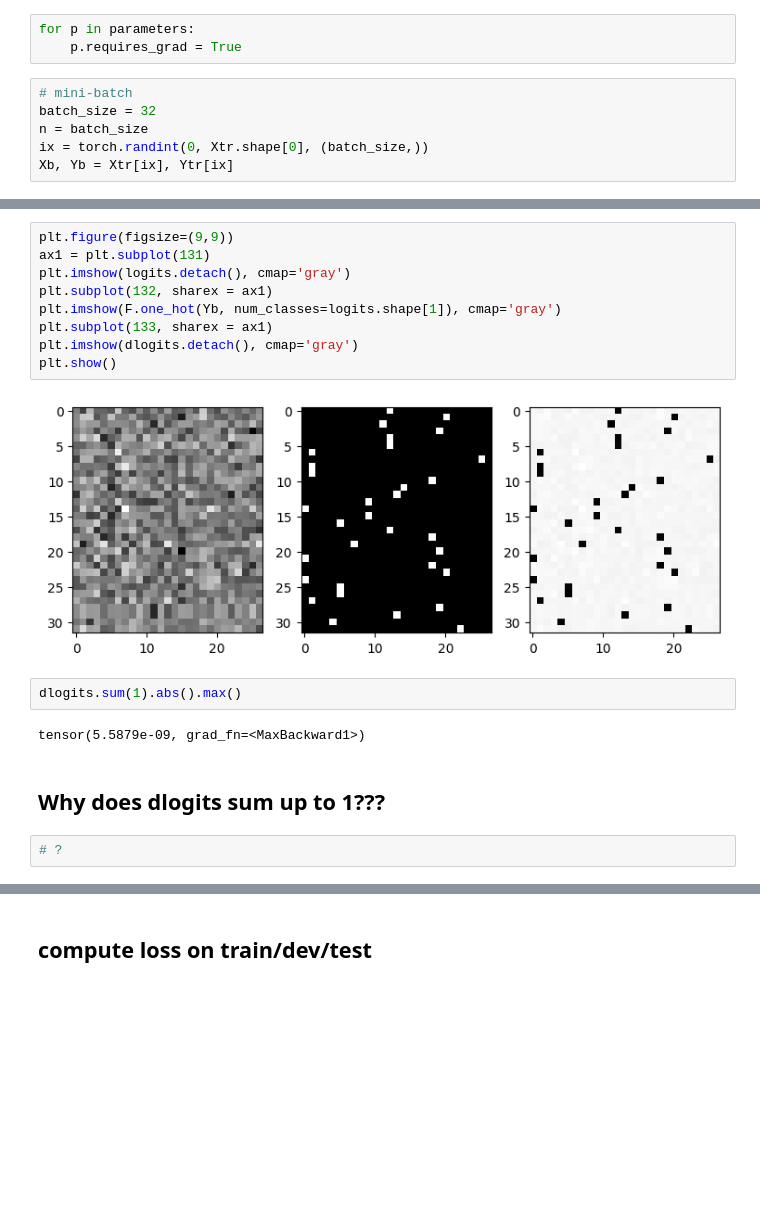
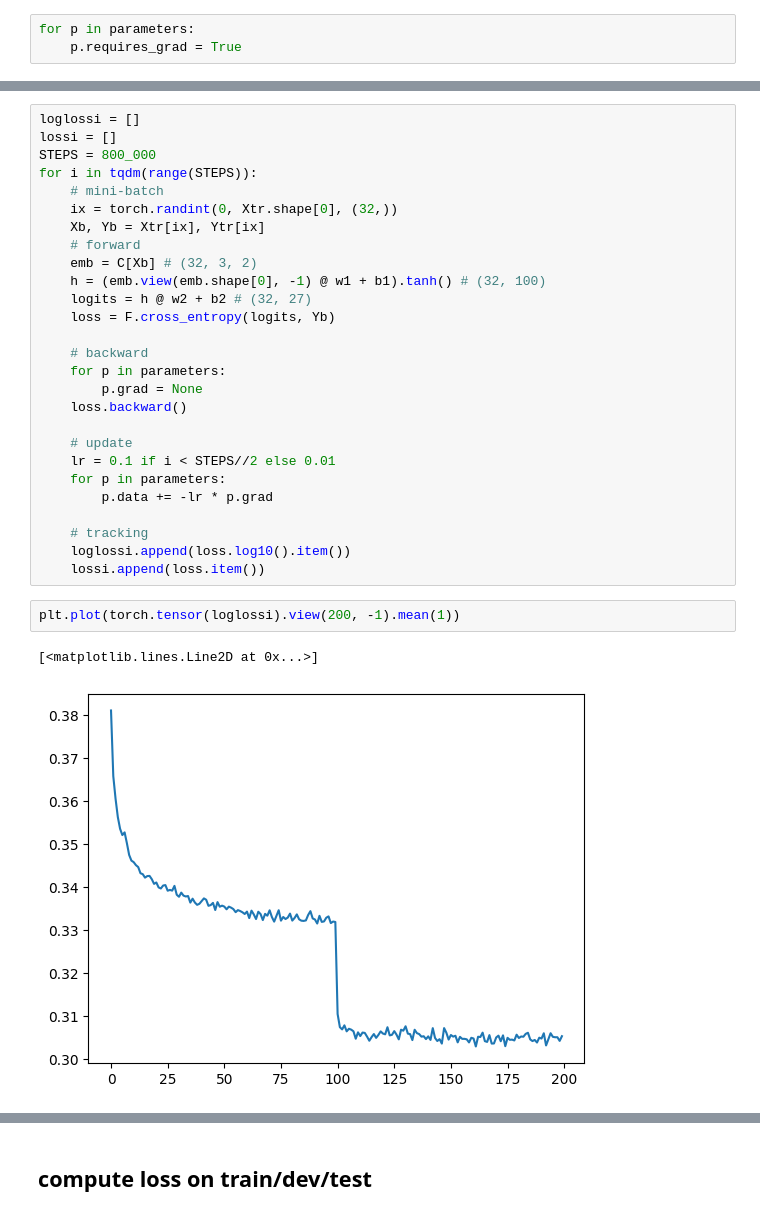
Before and after one commit to steve-z-seattle/neural-language-models, a Jupyter notebook: lm/04-pytorchify.ipynb, the cells around one changed output, grey strips where cells are left out. Drawn from its saved outputs; the diff is of its cells as text; blank space fills up the shorter version.

```diff
--- a/lm/04-pytorchify.ipynb
+++ b/lm/04-pytorchify.ipynb
@@ -91,9 +78,3 @@ sum(p.nelement() for p in parameters)
 # %%
 for p in parameters:
     p.requires_grad = True
-# %%
-# mini-batch
-batch_size = 32
-n = batch_size
-ix = torch.randint(0, Xtr.shape[0], (batch_size,))
-Xb, Yb = Xtr[ix], Ytr[ix]
@@ -219,19 +81,32 @@ dlogits.shape, logits.shape, Yb.shape
-# %%
-plt.figure(figsize=(9,9))
-ax1 = plt.subplot(131)
-plt.imshow(logits.detach(), cmap='gray')
-plt.subplot(132, sharex = ax1)
-plt.imshow(F.one_hot(Yb, num_classes=logits.shape[1]), cmap='gray')
-plt.subplot(133, sharex = ax1)
-plt.imshow(dlogits.detach(), cmap='gray')
-plt.show()
-# %% [output]
-[figure, removed]
-# %%
-dlogits.sum(1).abs().max()
-# %% [output]
-tensor(5.5879e-09, grad_fn=<MaxBackward1>)
-# %% [markdown]
-## Why does dlogits sum up to 1???
-# %%
-# ?
+# %%
+loglossi = []
+lossi = []
+STEPS = 800_000
+for i in tqdm(range(STEPS)):
+    # mini-batch
+    ix = torch.randint(0, Xtr.shape[0], (32,))
+    Xb, Yb = Xtr[ix], Ytr[ix]
+    # forward
+    emb = C[Xb] # (32, 3, 2)
+    h = (emb.view(emb.shape[0], -1) @ w1 + b1).tanh() # (32, 100)
+    logits = h @ w2 + b2 # (32, 27)
+    loss = F.cross_entropy(logits, Yb)
+
+    # backward
+    for p in parameters:
+        p.grad = None
+    loss.backward()
+
+    # update
+    lr = 0.1 if i < STEPS//2 else 0.01
+    for p in parameters:
+        p.data += -lr * p.grad
+
+    # tracking
+    loglossi.append(loss.log10().item())
+    lossi.append(loss.item())
+# %%
+plt.plot(torch.tensor(loglossi).view(200, -1).mean(1))
+# %% [output]
+[<matplotlib.lines.Line2D at 0x...>]
+[figure, added]
```
Also changed, not shown: parts of 19 cells of this notebook.
